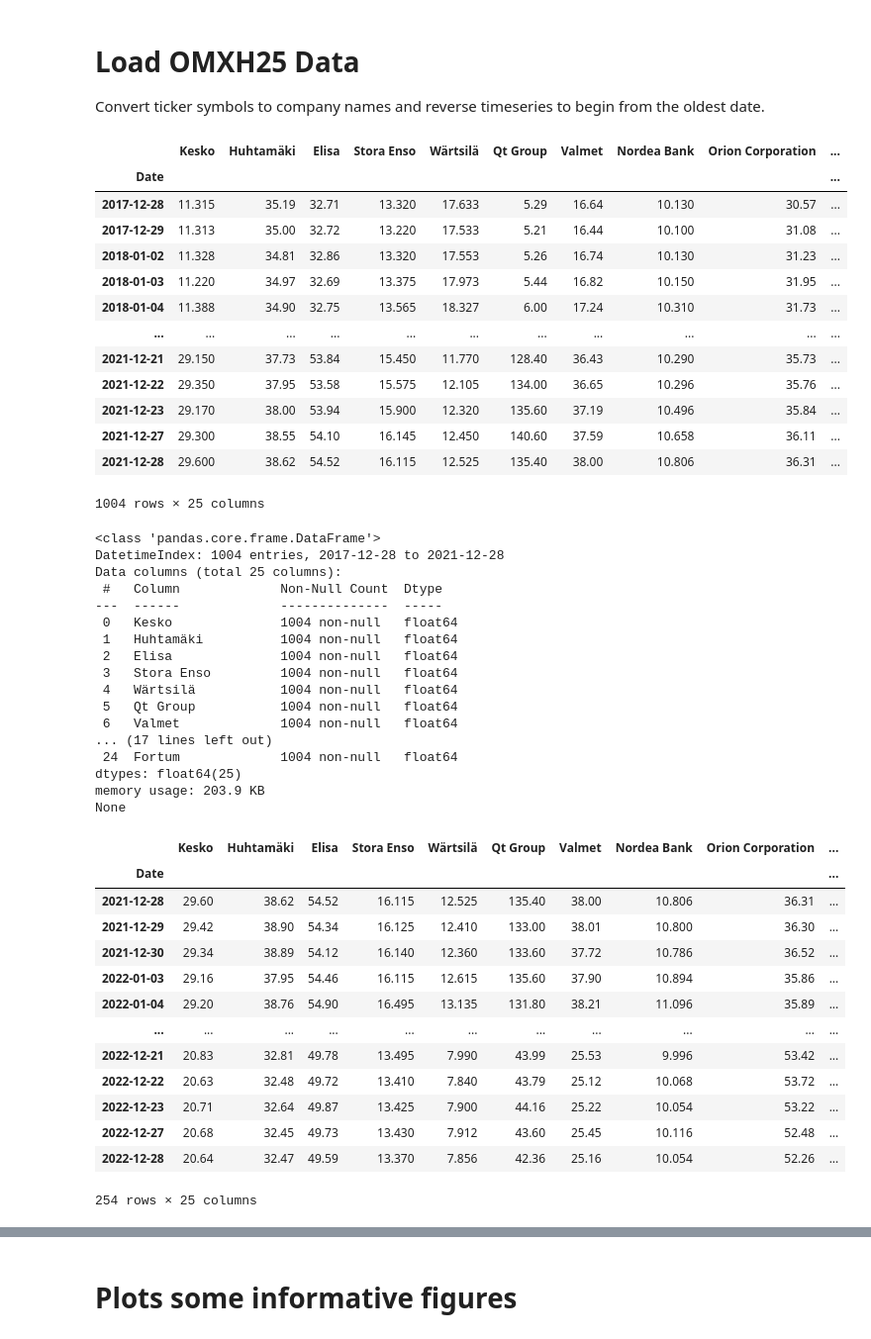
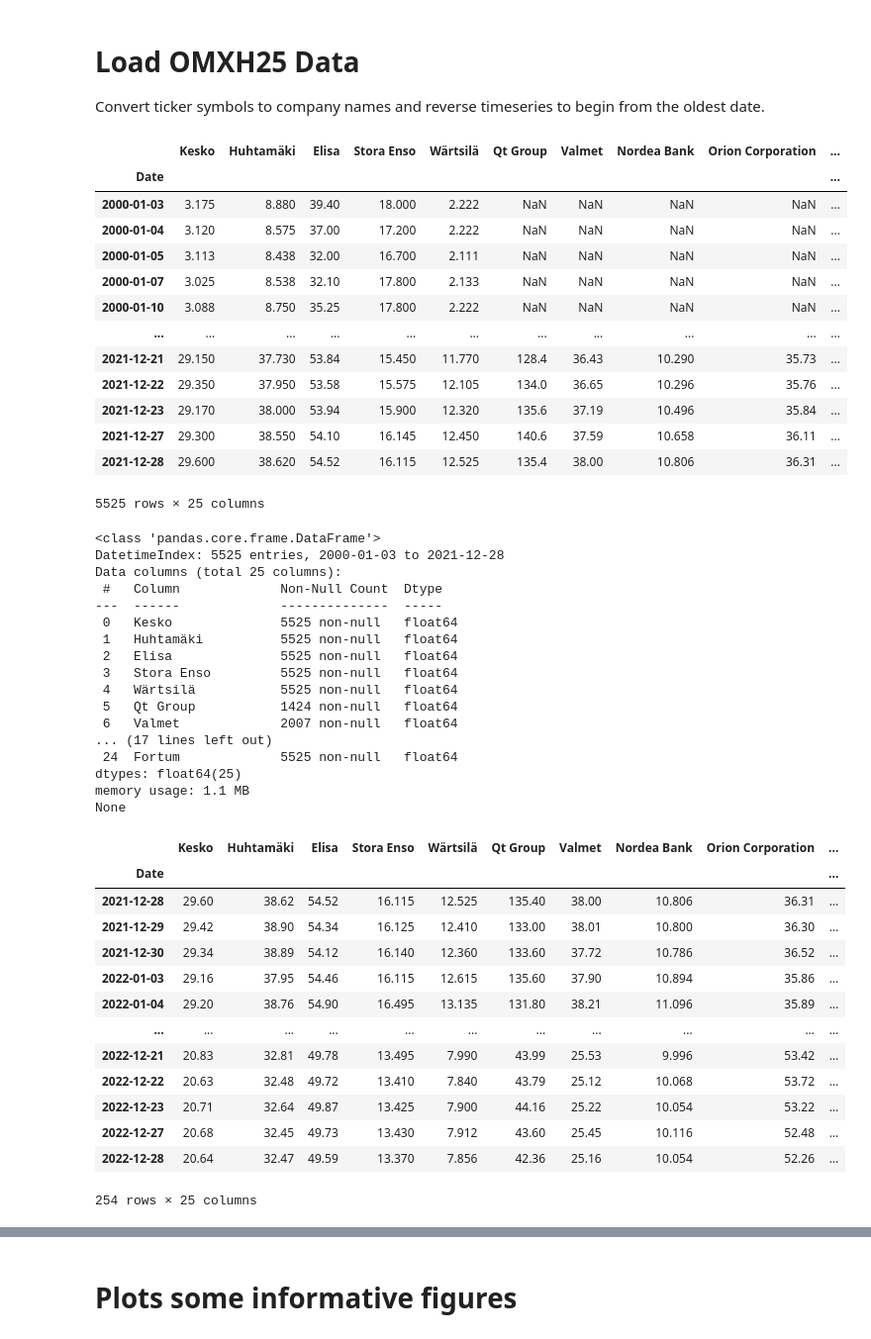
Before and after one commit to rasmushaa/modern_portfolio_theory, a Jupyter notebook: main.ipynb, the cells around one changed output, grey strips where cells are left out. Shown at 99% size. Drawn from its saved outputs; the diff is of its cells as text; code cells hidden in the pictures.

```diff
--- a/main.ipynb
+++ b/main.ipynb
@@ -11,62 +11,62 @@ Convert ticker symbols to company names and reverse timeseries to begin from the
 # %%
 df_25 = pd.read_csv('omxh25_closing_prices.csv', index_col='Date')
 df_25.index = pd.to_datetime(df_25.index)
 df_25_keys = pd.read_csv('omxh25_keys.csv')
 
 col_name = []
 for col in df_25.columns:
     col_name.append(df_25_keys.loc[df_25_keys['ticker'] == col, 'name'].values[0])
 
 df_25 = pd.DataFrame(df_25.iloc[:,:].values, index=df_25.index, columns=col_name)
 # Data must start from the beginning of the history!
 df_25 = df_25[::-1]
 
 '''
 Training/Testing splits
 '''
-START_DATE = '2017-12-28'
+START_DATE = '1990-12-28'
 SPLIT_DATE = '2021-12-28'
 END_DATE = '2022-12-28'
 df_25 = df_25.loc[START_DATE:END_DATE]
 df_25_study = df_25.loc[:SPLIT_DATE]
 df_25_test = df_25.loc[SPLIT_DATE:]
 
 display(df_25_study)
 print(df_25_study.info())
 
 display(df_25_test)
 print(df_25_test.info())
 # %% [output]
 |  | Kesko | Huhtamäki | Elisa | Stora Enso | Wärtsilä | Qt Group | Valmet | Nordea Bank | Orion Corporation | ... |
 | Date |  |  |  |  |  |  |  |  |  | ... |
-| 2017-12-28 | 11.315 | 35.19 | 32.71 | 13.320 | 17.633 | 5.29 | 16.64 | 10.130 | 30.57 | ... |
-| 2017-12-29 | 11.313 | 35.00 | 32.72 | 13.220 | 17.533 | 5.21 | 16.44 | 10.100 | 31.08 | ... |
-| 2018-01-02 | 11.328 | 34.81 | 32.86 | 13.320 | 17.553 | 5.26 | 16.74 | 10.130 | 31.23 | ... |
-| 2018-01-03 | 11.220 | 34.97 | 32.69 | 13.375 | 17.973 | 5.44 | 16.82 | 10.150 | 31.95 | ... |
-| 2018-01-04 | 11.388 | 34.90 | 32.75 | 13.565 | 18.327 | 6.00 | 17.24 | 10.310 | 31.73 | ... |
+| 2000-01-03 | 3.175 | 8.880 | 39.40 | 18.000 | 2.222 | NaN | NaN | NaN | NaN | ... |
+| 2000-01-04 | 3.120 | 8.575 | 37.00 | 17.200 | 2.222 | NaN | NaN | NaN | NaN | ... |
+| 2000-01-05 | 3.113 | 8.438 | 32.00 | 16.700 | 2.111 | NaN | NaN | NaN | NaN | ... |
+| 2000-01-07 | 3.025 | 8.538 | 32.10 | 17.800 | 2.133 | NaN | NaN | NaN | NaN | ... |
+| 2000-01-10 | 3.088 | 8.750 | 35.25 | 17.800 | 2.222 | NaN | NaN | NaN | NaN | ... |
 | ... | ... | ... | ... | ... | ... | ... | ... | ... | ... | ... |
-| 2021-12-21 | 29.150 | 37.73 | 53.84 | 15.450 | 11.770 | 128.40 | 36.43 | 10.290 | 35.73 | ... |
-| 2021-12-22 | 29.350 | 37.95 | 53.58 | 15.575 | 12.105 | 134.00 | 36.65 | 10.296 | 35.76 | ... |
-| 2021-12-23 | 29.170 | 38.00 | 53.94 | 15.900 | 12.320 | 135.60 | 37.19 | 10.496 | 35.84 | ... |
-| 2021-12-27 | 29.300 | 38.55 | 54.10 | 16.145 | 12.450 | 140.60 | 37.59 | 10.658 | 36.11 | ... |
-| 2021-12-28 | 29.600 | 38.62 | 54.52 | 16.115 | 12.525 | 135.40 | 38.00 | 10.806 | 36.31 | ... |
+| 2021-12-21 | 29.150 | 37.730 | 53.84 | 15.450 | 11.770 | 128.4 | 36.43 | 10.290 | 35.73 | ... |
+| 2021-12-22 | 29.350 | 37.950 | 53.58 | 15.575 | 12.105 | 134.0 | 36.65 | 10.296 | 35.76 | ... |
+| 2021-12-23 | 29.170 | 38.000 | 53.94 | 15.900 | 12.320 | 135.6 | 37.19 | 10.496 | 35.84 | ... |
+| 2021-12-27 | 29.300 | 38.550 | 54.10 | 16.145 | 12.450 | 140.6 | 37.59 | 10.658 | 36.11 | ... |
+| 2021-12-28 | 29.600 | 38.620 | 54.52 | 16.115 | 12.525 | 135.4 | 38.00 | 10.806 | 36.31 | ... |
-1004 rows × 25 columns
+5525 rows × 25 columns
 <class 'pandas.core.frame.DataFrame'>
-DatetimeIndex: 1004 entries, 2017-12-28 to 2021-12-28
+DatetimeIndex: 5525 entries, 2000-01-03 to 2021-12-28
 Data columns (total 25 columns):
  #   Column             Non-Null Count  Dtype
 ---  ------             --------------  -----
- 0   Kesko              1004 non-null   float64
- 1   Huhtamäki          1004 non-null   float64
- 2   Elisa              1004 non-null   float64
- 3   Stora Enso         1004 non-null   float64
- 4   Wärtsilä           1004 non-null   float64
- 5   Qt Group           1004 non-null   float64
- 6   Valmet             1004 non-null   float64
+ 0   Kesko              5525 non-null   float64
+ 1   Huhtamäki          5525 non-null   float64
+ 2   Elisa              5525 non-null   float64
+ 3   Stora Enso         5525 non-null   float64
+ 4   Wärtsilä           5525 non-null   float64
+ 5   Qt Group           1424 non-null   float64
+ 6   Valmet             2007 non-null   float64
 ... (17 lines left out)
- 24  Fortum             1004 non-null   float64
+ 24  Fortum             5525 non-null   float64
 dtypes: float64(25)
-memory usage: 203.9 KB
+memory usage: 1.1 MB
 None
 |  | Kesko | Huhtamäki | Elisa | Stora Enso | Wärtsilä | Qt Group | Valmet | Nordea Bank | Orion Corporation | ... |
 | Date |  |  |  |  |  |  |  |  |  | ... |
```
Also changed, not shown: parts of 5 cells of this notebook, 8 other files.
